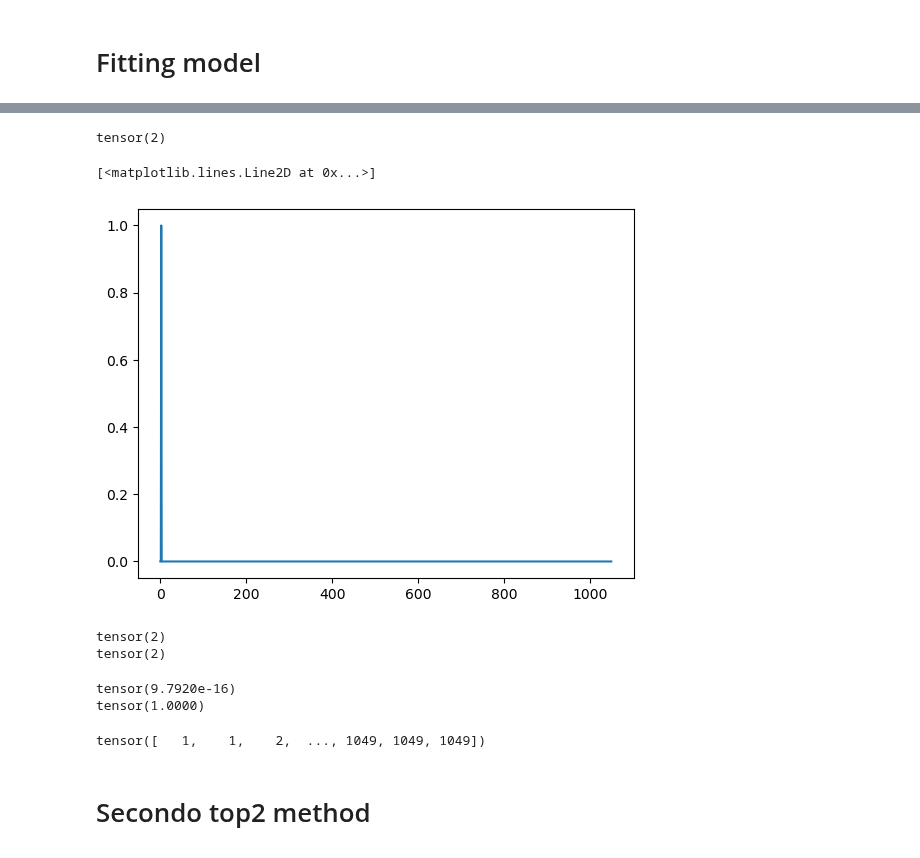
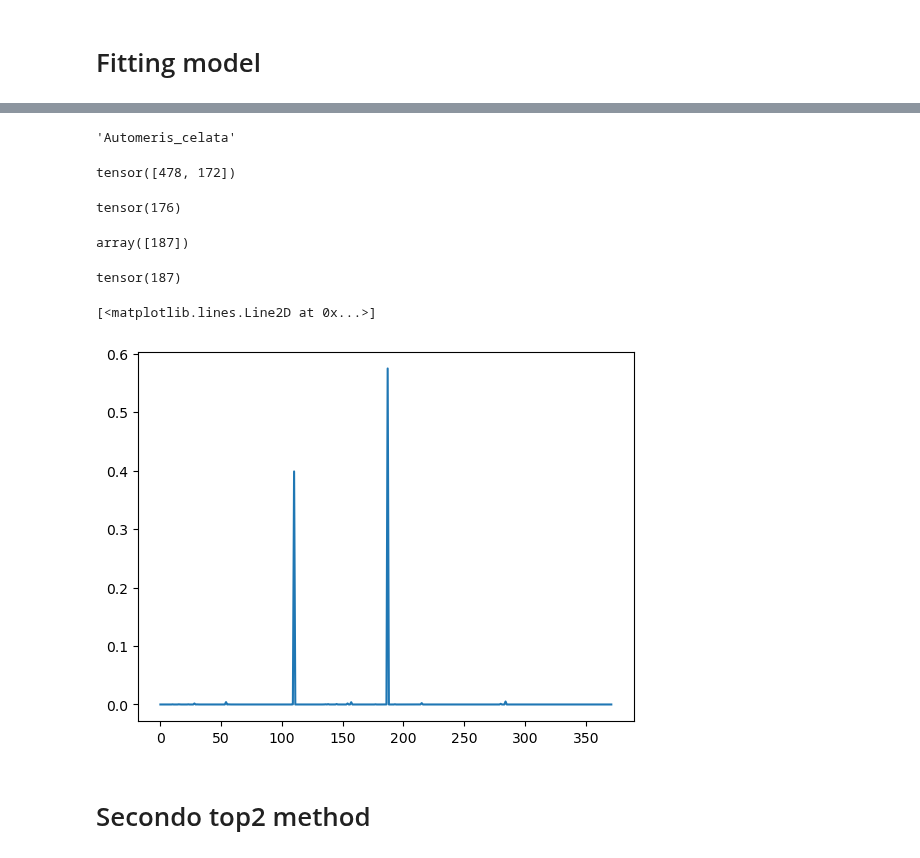
Before and after one commit to matteodegobbi/InsectClassification, a Jupyter notebook: alternative_output_selection_newdataset.ipynb, the cells around one changed output, grey strips where cells are left out. Cells and saved outputs as stored; diff of their text form; code cells hidden in the pictures.

```diff
--- a/alternative_output_selection_newdataset.ipynb
+++ b/alternative_output_selection_newdataset.ipynb
@@ -354,9 +324,25 @@ indices=tensor([  2,   3, 380]))
+# %%
+list(image_dataset.class_to_idx.keys())[172]
+# %% [output]
+'Automeris_celata'
+# %%
+val_predicted_probs[1000].topk(2).indices
+# %% [output]
+tensor([478, 172])
 # %%
-image_val_labels[4]
+image_val_labels[1000]
 # %% [output]
-tensor(2)
+tensor(176)
+# %%
+species2genus[172]
+# %% [output]
+array([187])
+# %%
+val_predicted_labels_genus[1000]
+# %% [output]
+tensor(187)
 # %%
-plt.plot(val_predicted_probs[4].cpu())
+plt.plot(val_predicted_probs_genus[1000].cpu())
 # %% [output]
 [<matplotlib.lines.Line2D at 0x...>]
-[figure, old version]
+[figure, new version]
@@ -367,6 +348,0 @@ val_predicted_labels_genus = val_predicted_probs_genus.argmax(axis=1)
-# %%
-print(val_predicted_labels[4])
-print(image_val_labels[4])
-# %% [output]
-tensor(2)
-tensor(2)
@@ -378,6 +348,0 @@ tensor(2)
-# %%
-print(val_predicted_probs[10].min())
-print(val_predicted_probs[10].sum())
-# %% [output]
-tensor(9.7920e-16)
-tensor(1.0000)
@@ -386,7 +349,3 @@ image_val_labels = image_val_labels.type(torch.LongTensor)
-# %%
-val_predicted_labels
-# %% [output]
-tensor([   1,    1,    2,  ..., 1049, 1049, 1049])
 # %% [markdown]
 # Secondo top2 method
 # %%
```
Also changed, not shown: parts of 21 cells of this notebook.
